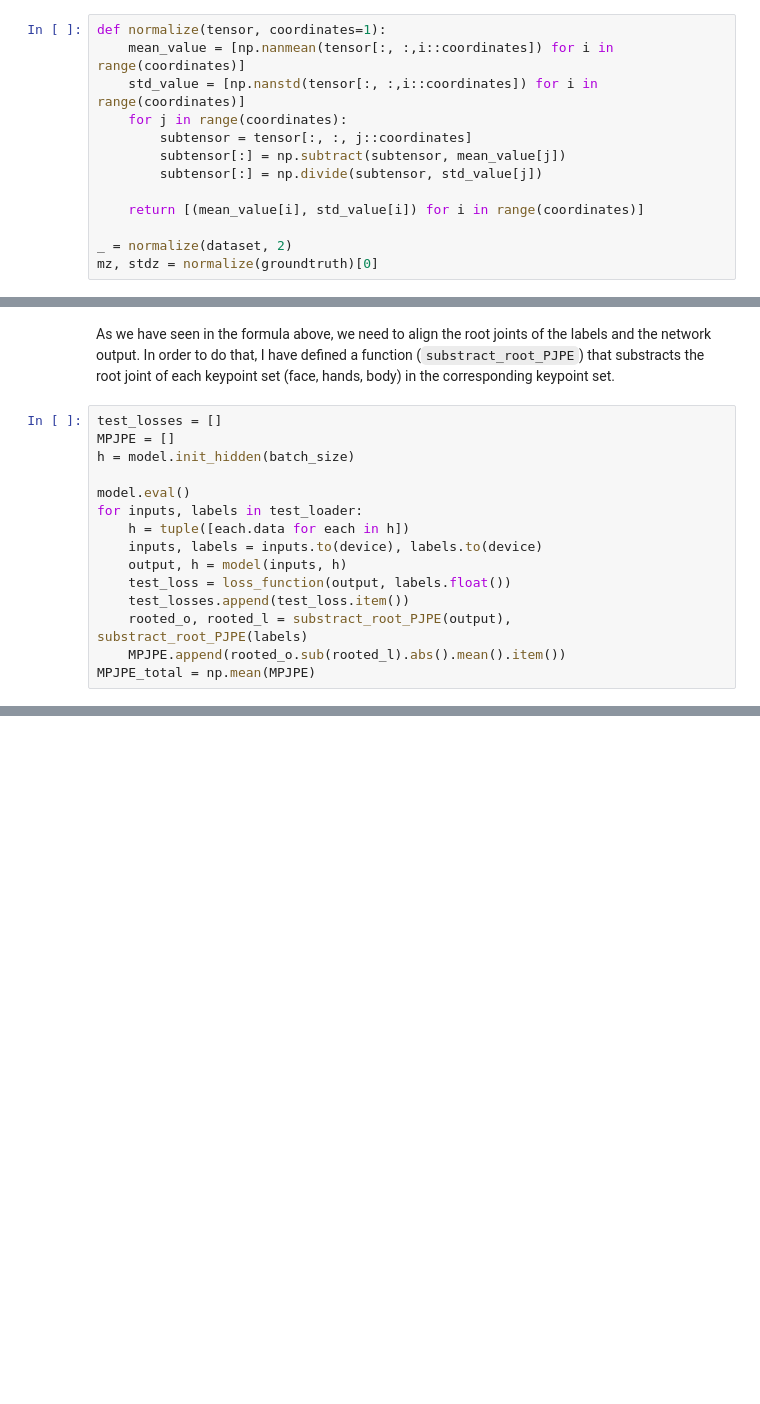
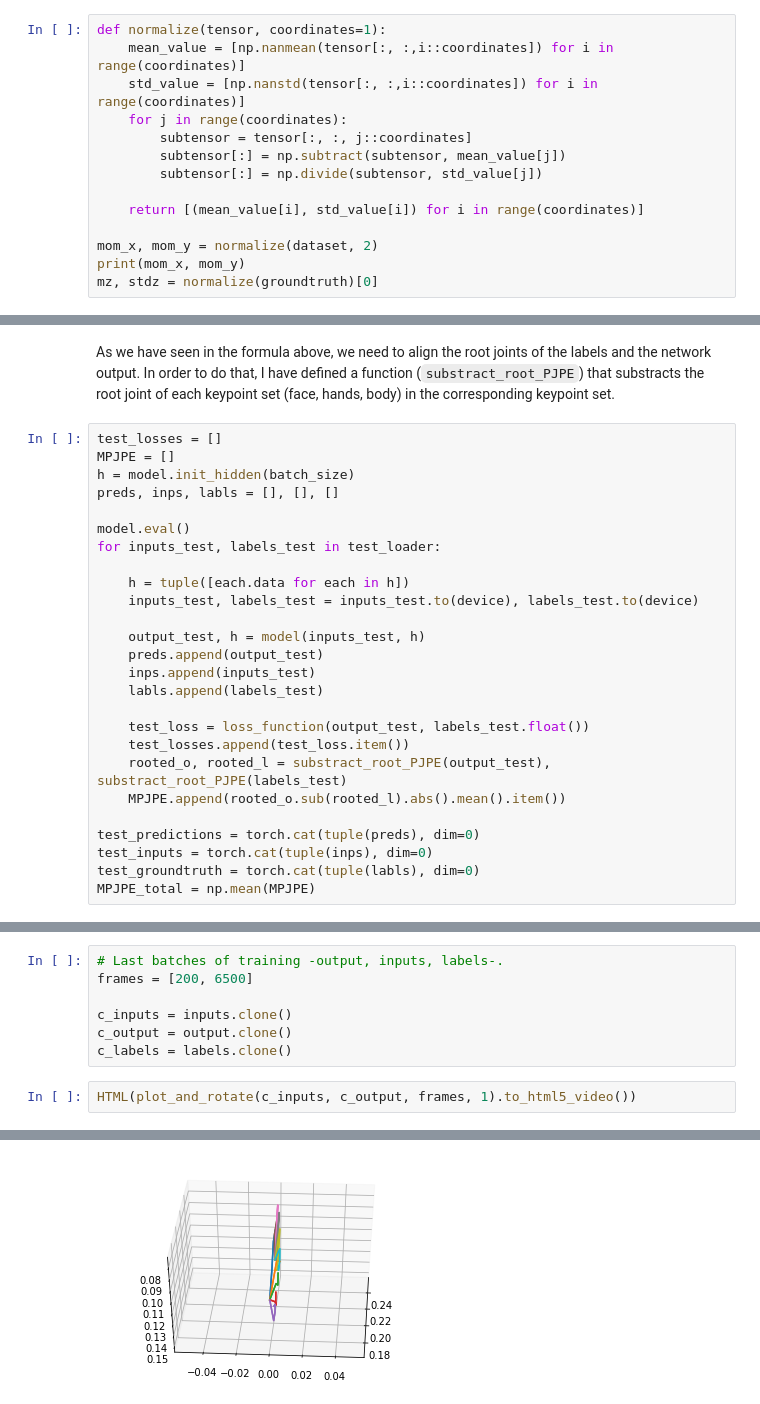
Before and after one commit to imatge-upc/asl-2d-to-3d, a Jupyter notebook: Notebooks/LSTM_2D_to_3D-Hands.ipynb, the cells around one changed output, grey strips where cells are left out. Drawn from its saved outputs; the diff is of its cells as text; blank space fills up the shorter version.

```diff
--- a/Notebooks/LSTM_2D_to_3D-Hands.ipynb
+++ b/Notebooks/LSTM_2D_to_3D-Hands.ipynb
@@ -163,5 +175,6 @@ def normalize(tensor, coordinates=1):
 
     return [(mean_value[i], std_value[i]) for i in range(coordinates)]
 
-_ = normalize(dataset, 2)
+mom_x, mom_y = normalize(dataset, 2)
+print(mom_x, mom_y)
 mz, stdz = normalize(groundtruth)[0]
@@ -423,16 +476,27 @@ As we have seen in the formula above, we need to align the root joints of the la
 test_losses = []
 MPJPE = []
 h = model.init_hidden(batch_size)
+preds, inps, labls = [], [], []
 
 model.eval()
-for inputs, labels in test_loader:
+for inputs_test, labels_test in test_loader:
+
     h = tuple([each.data for each in h])
-    inputs, labels = inputs.to(device), labels.to(device)
-    output, h = model(inputs, h)
-    test_loss = loss_function(output, labels.float())
+    inputs_test, labels_test = inputs_test.to(device), labels_test.to(device)
+
+    output_test, h = model(inputs_test, h)
+    preds.append(output_test)
+    inps.append(inputs_test)
+    labls.append(labels_test)
+
+    test_loss = loss_function(output_test, labels_test.float())
     test_losses.append(test_loss.item())
-    rooted_o, rooted_l = substract_root_PJPE(output), substract_root_PJPE(labels)
+    rooted_o, rooted_l = substract_root_PJPE(output_test), substract_root_PJPE(labels_test)
     MPJPE.append(rooted_o.sub(rooted_l).abs().mean().item())
+
+test_predictions = torch.cat(tuple(preds), dim=0)
+test_inputs = torch.cat(tuple(inps), dim=0)
+test_groundtruth = torch.cat(tuple(labls), dim=0)
 MPJPE_total = np.mean(MPJPE)
 # %%
 print(f"MPJPE: {MPJPE_total*stdz:.4f}", f"\nTest loss: {np.mean(test_losses):.4f}")
@@ -441,0 +640,10 @@ Test loss: 0.4221
+# %%
+# Last batches of training -output, inputs, labels-.
+frames = [200, 6500]
+
+c_inputs = inputs.clone()
+c_output = output.clone()
+c_labels = labels.clone()
+# %%
+HTML(plot_and_rotate(c_inputs, c_output, frames, 1).to_html5_video())
+# %% [output]
@@ -441,0 +651 @@ Test loss: 0.4221
+[figure, added]
```
Also changed, not shown: parts of 25 cells of this notebook, 6 other files.
